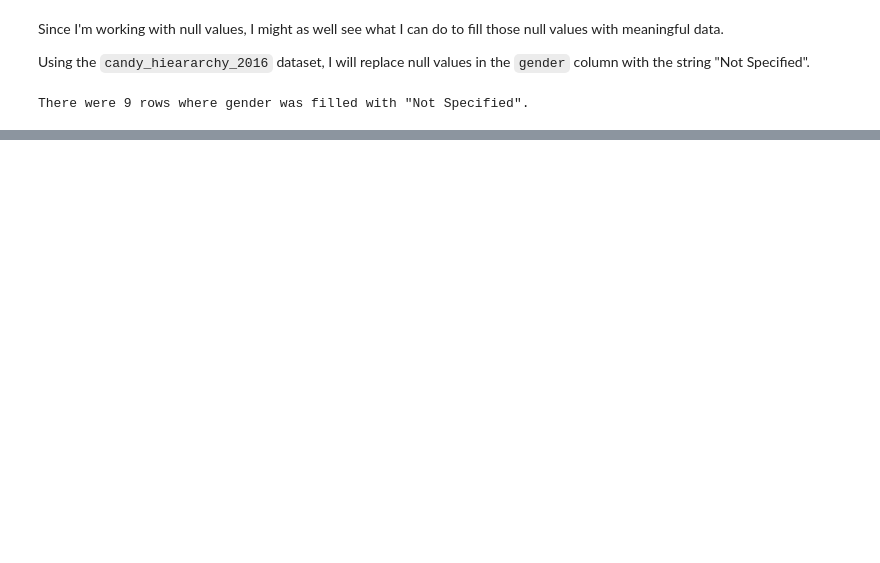
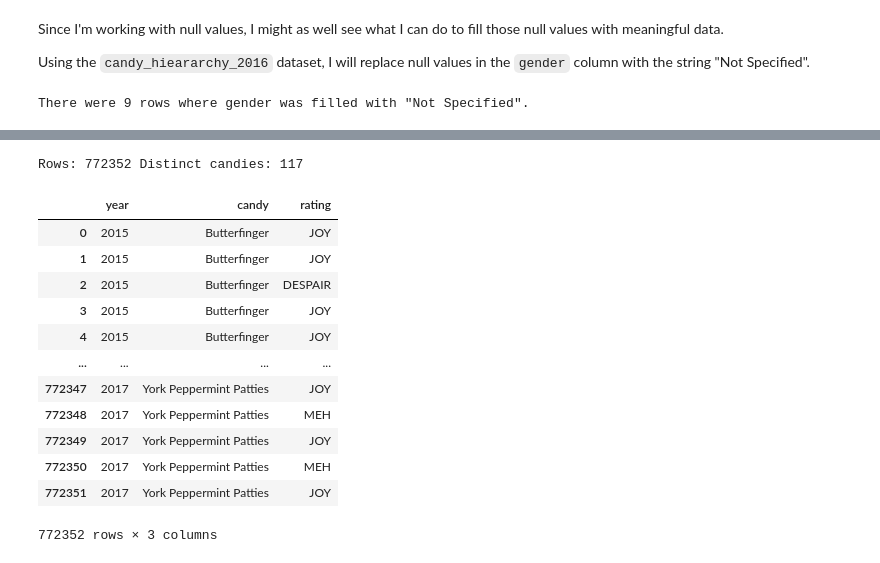
Before and after one commit to plozano0/The-Data-Wrangling-Workshop, a Jupyter notebook: Weekly Exercises/Lozano_P_Week_7&8_Exercise.ipynb, the cells around one changed output, grey strips where cells are left out. Drawn from its saved outputs; the diff is of its cells as text; code cells hidden in the pictures; blank space fills up the shorter version.

```diff
--- a/Weekly Exercises/Lozano_P_Week_7&8_Exercise.ipynb
+++ b/Weekly Exercises/Lozano_P_Week_7&8_Exercise.ipynb
@@ -169,0 +203,21 @@ There were 9 rows where gender was filled with "Not Specified".
+# %%
+def get_candy_columns(df: pd.DataFrame) -> list[str]:
+    cols = []
+    # 2015-style: bracketed candy columns
+    cols += [c for c in df.columns if c.strip().startswith("[") and c.strip().endswith("]")]
+    # 2016/2017-style: "Q6 | Candy Name"
+    cols += [c for c in df.columns if c.startswith("Q6 | ")]
+    # Keep only columns that actually look like candy responses (JOY/MEH/DESPAIR mostly)
+    def looks_like_candy(col: str) -> bool:
+        vals = (
+            pd.Series(df[col])
+            .dropna()
+            .astype(str)
+            .str.strip()
+            .str.lower()
+            .unique()
+            .tolist()
+        )
+        # Allow empty sets (all NaN) or subsets of known responses
+        return len(vals) == 0 or set(vals).issubset(CANDY_RESP_VALUES)
+    return [c for c in cols if looks_like_candy(c)]
@@ -169,0 +236,24 @@ There were 9 rows where gender was filled with "Not Specified".
+# %%
+candies_long = pd.concat([
+    to_long(candy_hierarchy_2015, "2015"),
+    to_long(candy_hierarchy_2016, "2016"),
+    to_long(candy_hierarchy_2017, "2017"),
+], ignore_index=True)
+
+print("Rows:", len(candies_long), "Distinct candies:", candies_long["candy"].nunique())
+candies_long
+# %% [output]
+Rows: 772352 Distinct candies: 117
+|  | year | candy | rating |
+| 0 | 2015 | Butterfinger | JOY |
+| 1 | 2015 | Butterfinger | JOY |
+| 2 | 2015 | Butterfinger | DESPAIR |
+| 3 | 2015 | Butterfinger | JOY |
+| 4 | 2015 | Butterfinger | JOY |
+| ... | ... | ... | ... |
+| 772347 | 2017 | York Peppermint Patties | JOY |
+| 772348 | 2017 | York Peppermint Patties | MEH |
+| 772349 | 2017 | York Peppermint Patties | JOY |
+| 772350 | 2017 | York Peppermint Patties | MEH |
+| 772351 | 2017 | York Peppermint Patties | JOY |
+772352 rows × 3 columns
```
Also changed, not shown: parts of 26 cells of this notebook, 2 other files.
